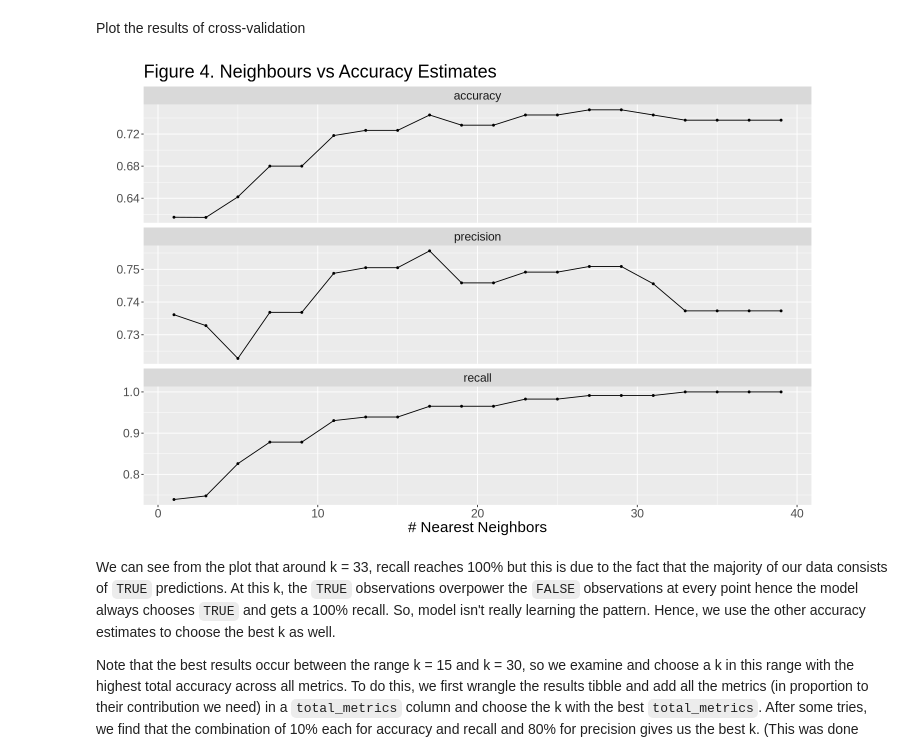
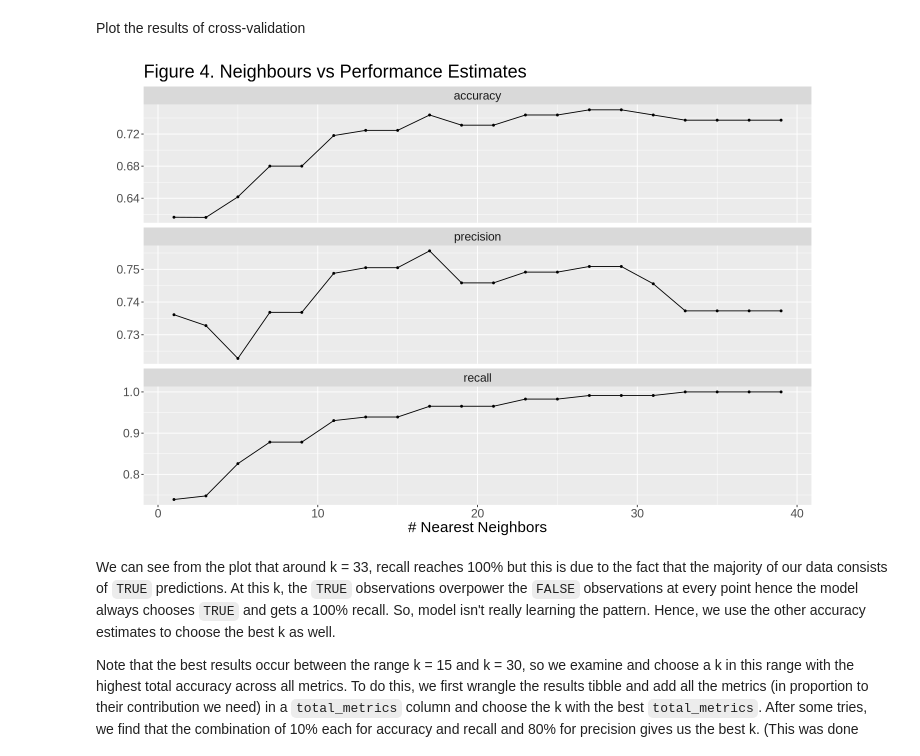
Before and after one commit to wizexplorer/dsci-100-project, a Jupyter notebook: project_report_40.ipynb, the cells around one changed output. Drawn from its saved outputs; the diff is of its cells as text; code cells hidden in the pictures.

Commit message:
fix plot title

```diff
--- a/project_report_40.ipynb
+++ b/project_report_40.ipynb
@@ -441,17 +441,17 @@ Plot the results of cross-validation
 # %%
 # recall_vs_k_lots <- ggplot(knn_results, aes(x = neighbors, y = mean)) +
 #   geom_point() +
 #   geom_line() +
 #   labs(x = "Neighbors", y = "Recall Estimate") +
 #   theme(text = element_text(size = 18))
 
 # recall_vs_k_lots
 
 autoplot(knn_tune) +
     theme(text = element_text(size=18)) +
-    ggtitle("Figure 4. Neighbours vs Accuracy Estimates")
+    ggtitle("Figure 4. Neighbours vs Performance Estimates")
 # %% [output]
-[figure, old version]
+[figure, new version]
 # %% [markdown]
 We can see from the plot that around k = 33, recall reaches 100% but this is due to the fact that the majority of our data consists of `TRUE` predictions. At this k, the `TRUE` observations overpower the `FALSE` observations at every point hence the model always chooses `TRUE` and gets a 100% recall. So, model isn't really learning the pattern. Hence, we use the other accuracy estimates to choose the best k as well.
 
```
Also changed, not shown: parts of 1 cell of this notebook.
